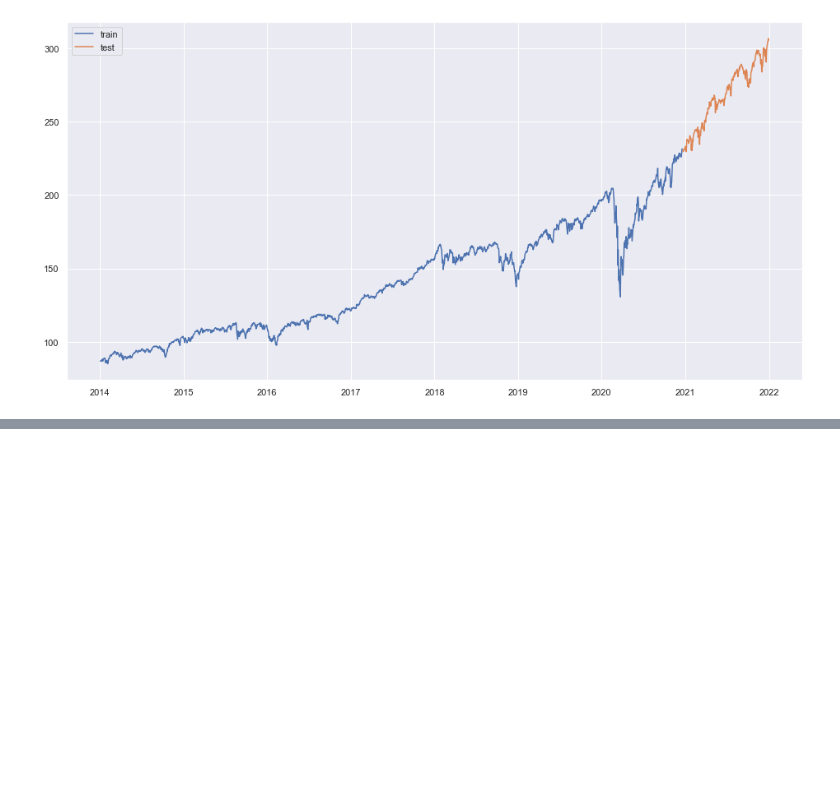
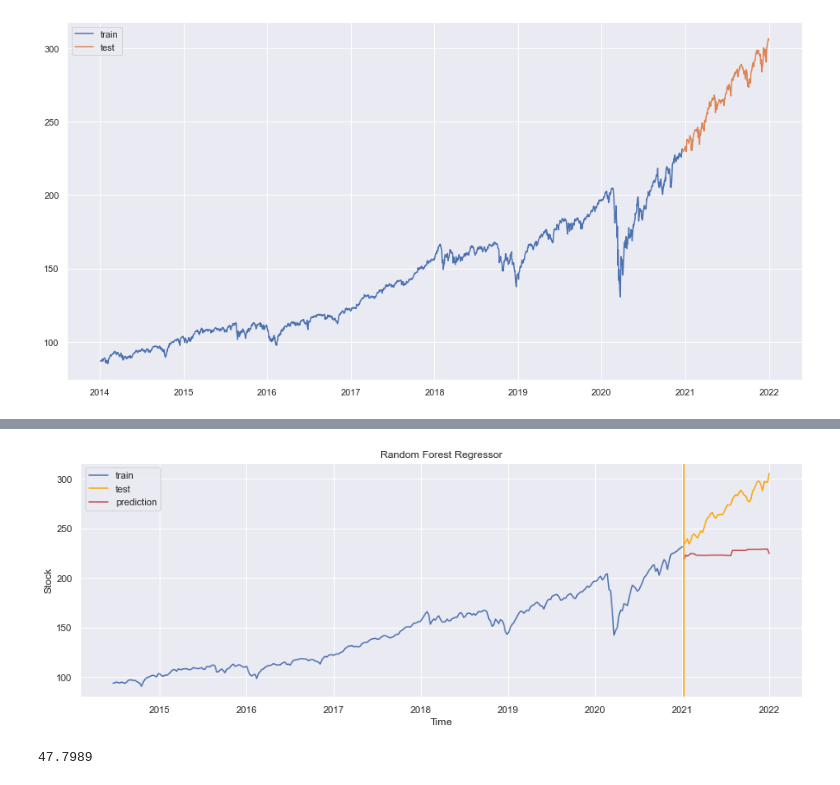
Before and after one commit to RohitRanjan1812/OPA_repo, a Jupyter notebook: 002_timeseries_prediction.ipynb, the cells around one changed output, grey strips where cells are left out. Saved outputs shown, nothing was run; the diff lists cells and outputs as text; code cells hidden in the pictures; blank space fills up the shorter version.

```diff
--- a/002_timeseries_prediction.ipynb
+++ b/002_timeseries_prediction.ipynb
@@ -597,0 +489,5 @@ INFO:prophet:Disabling daily seasonality. Run prophet with daily_seasonality=Tru
+# %%
+lin_analysis(df, _resampling = '1W', _debug = False, _method = 0, _plot = True)
+# %% [output]
+[figure, added]
+47.7989
```
Also changed, not shown: parts of 22 cells of this notebook.
